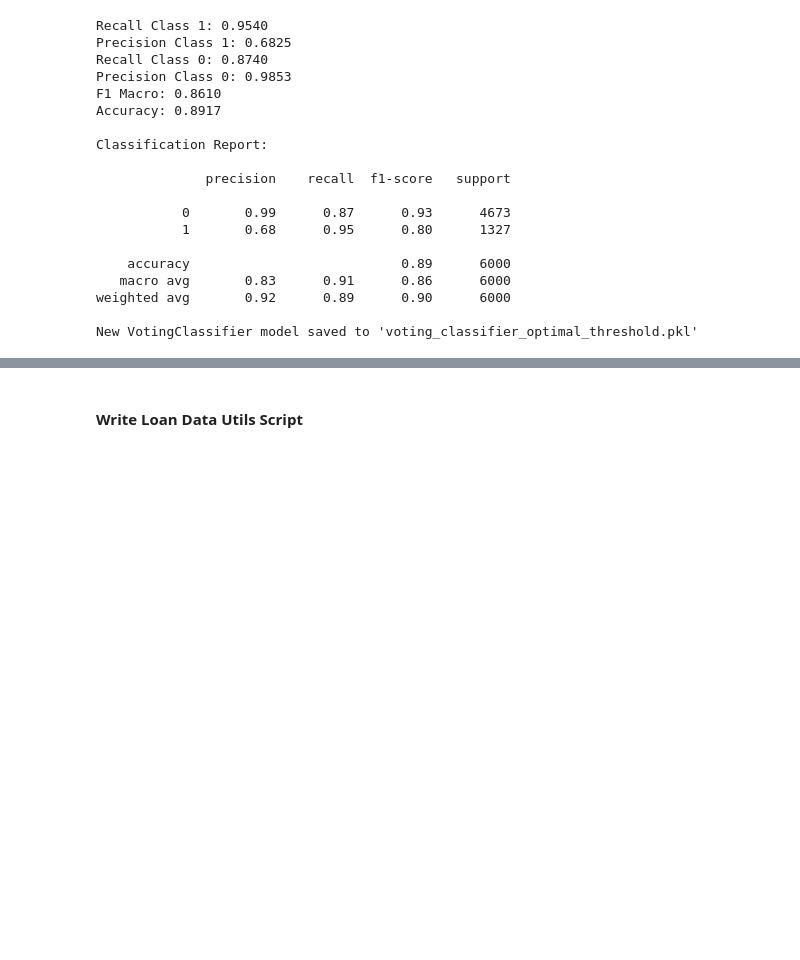
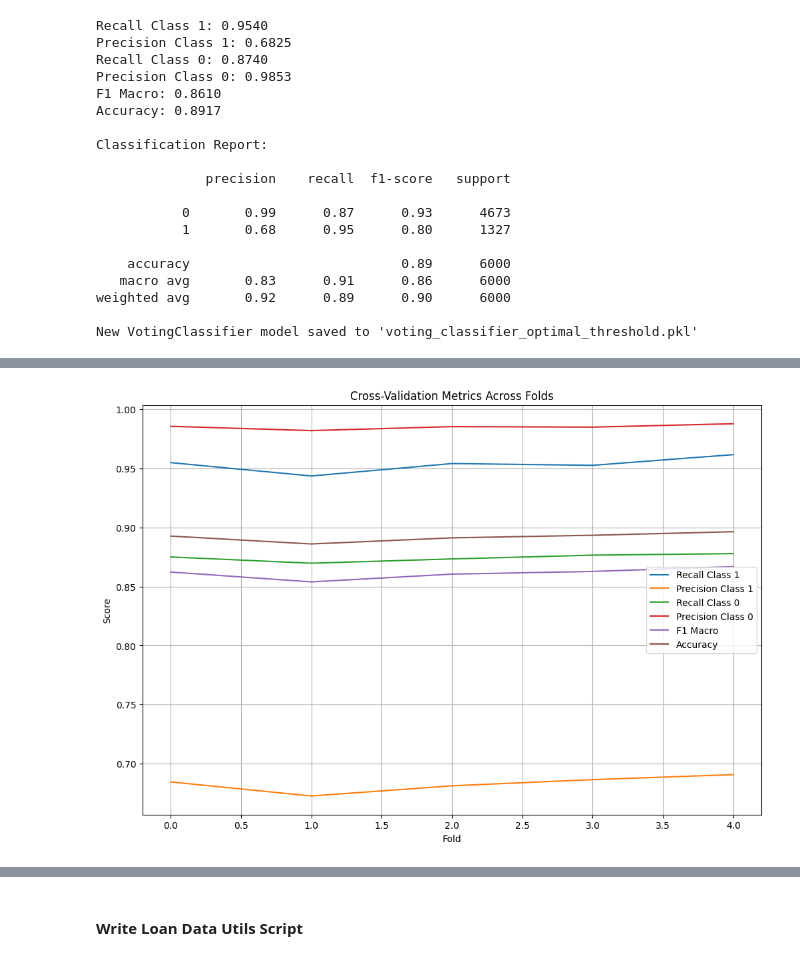
Before and after one commit to micah-shull/Machine_Learning_Pipelines, a Jupyter notebook: pipelines_16_ensemble_02_stacking_04_threshold_tuning.ipynb, the cells around one changed output, grey strips where cells are left out. Cells and saved outputs as stored; diff of their text form; code cells hidden in the pictures; blank space fills up the shorter version.

Commit message:
Cross Validation of final model to determine stability and performance. Analysis of results

```diff
--- a/pipelines_16_ensemble_02_stacking_04_threshold_tuning.ipynb
+++ b/pipelines_16_ensemble_02_stacking_04_threshold_tuning.ipynb
@@ -413,0 +545,10 @@ New VotingClassifier model saved to 'voting_classifier_optimal_threshold.pkl'
+# %%
+# Perform cross-validation evaluation
+cv_results = cross_val_evaluate(voting_clf, X, y, optimal_thresholds, cv=5)
+
+# Display the cross-validation results
+print(cv_results)
+
+# Print average metrics across folds
+print("\nAverage Cross-Validation Results:")
+print(cv_results.mean())
@@ -413,0 +582,21 @@ New VotingClassifier model saved to 'voting_classifier_optimal_threshold.pkl'
+# %%
+# Function to plot the results
+def plot_cv_results(results):
+    metrics = ['Recall Class 1', 'Precision Class 1', 'Recall Class 0', 'Precision Class 0', 'F1 Macro', 'Accuracy']
+
+    plt.figure(figsize=(12, 8))
+
+    for metric in metrics:
+        plt.plot(results.index, results[metric], label=metric)
+
+    plt.xlabel('Fold')
+    plt.ylabel('Score')
+    plt.title('Cross-Validation Metrics Across Folds')
+    plt.legend()
+    plt.grid(True)
+    plt.show()
+
+# Plot the cross-validation results
+plot_cv_results(cv_results)
+# %% [output]
+[figure, added]
```
Also changed, not shown: parts of 9 cells of this notebook.
